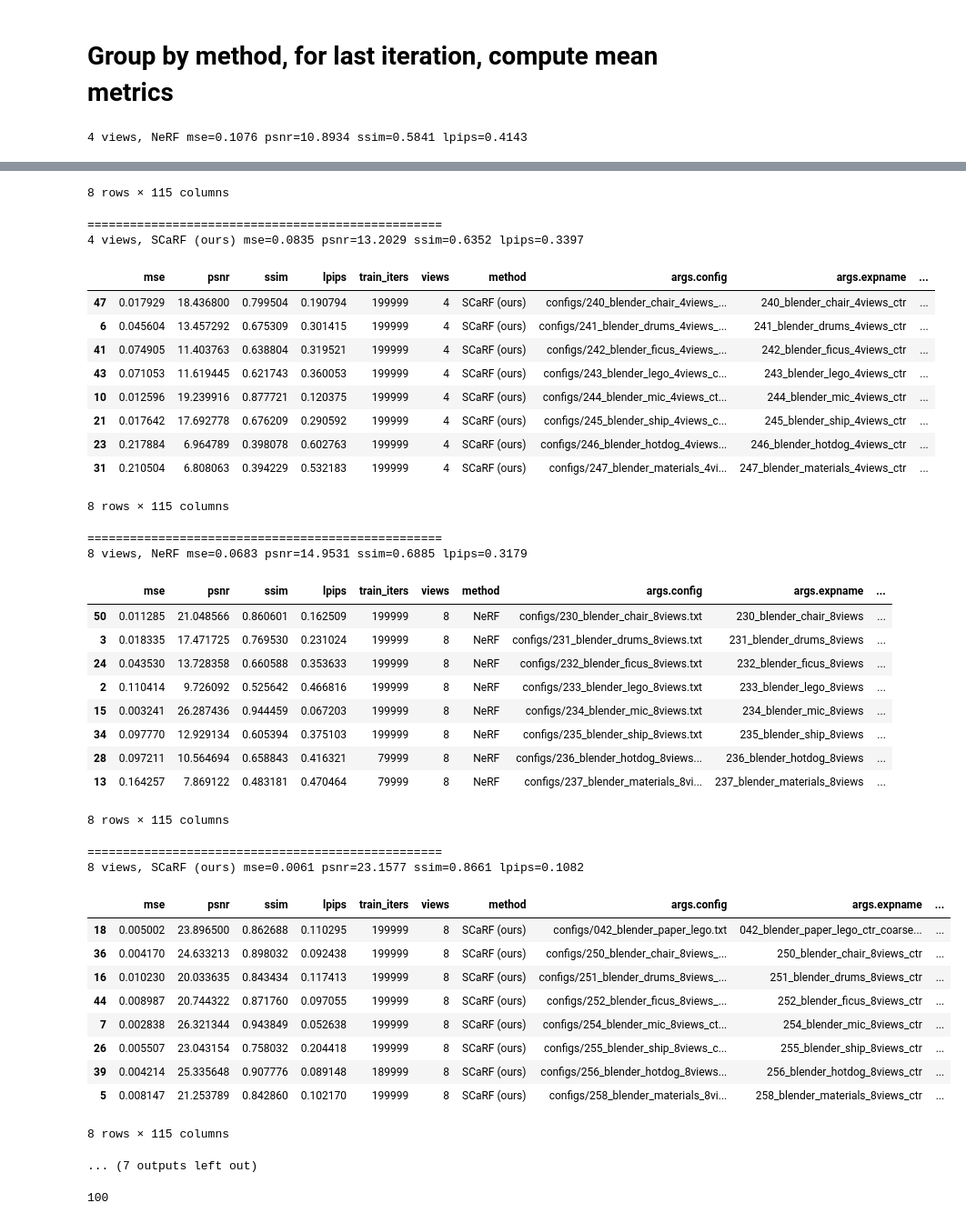
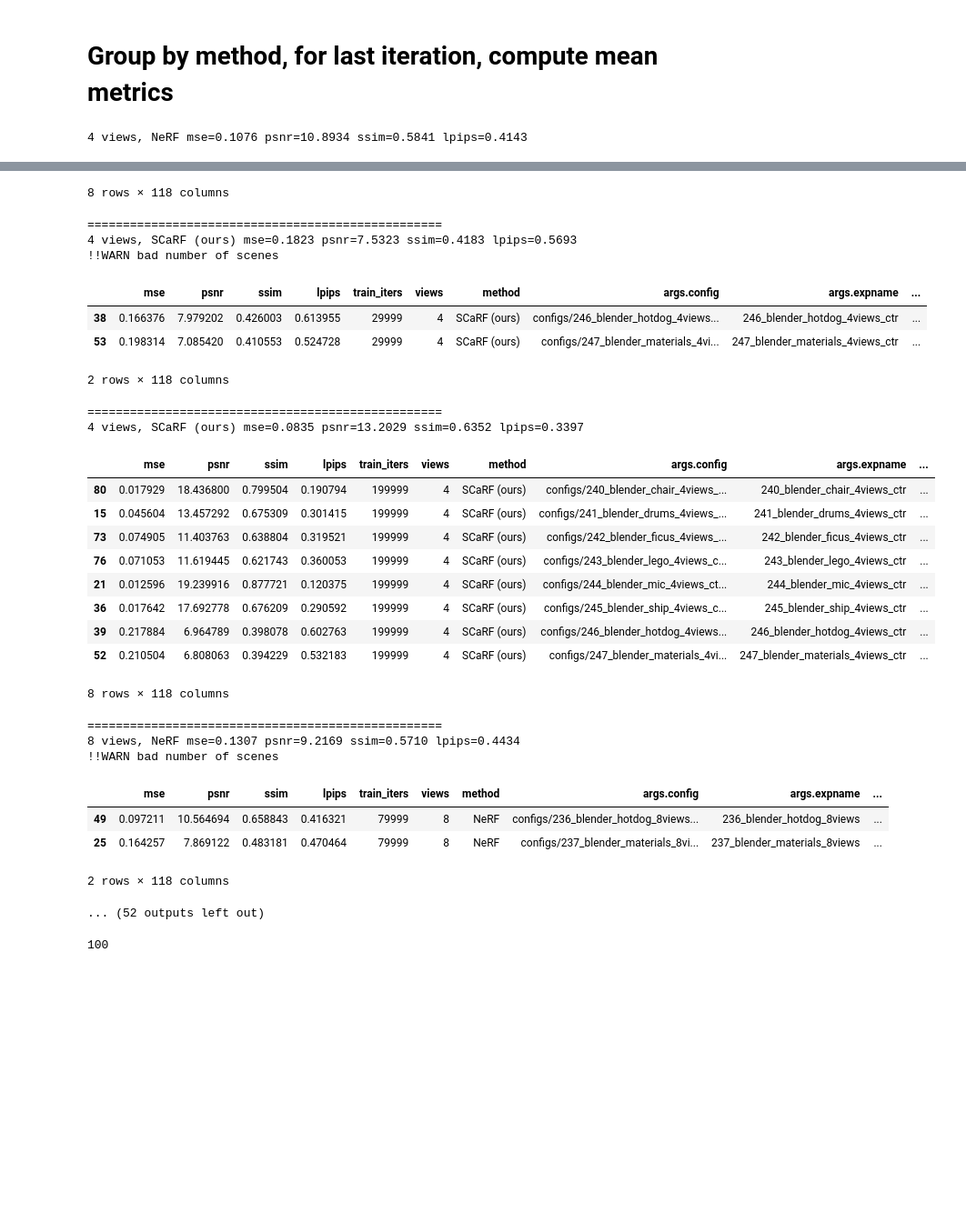
Before and after one commit to ajayjain/DietNeRF, a Jupyter notebook: nb/210309 Aggregate metrics.ipynb, the cells around one changed output, grey strips where cells are left out. Shown at 91% size. Drawn from its saved outputs; the diff is of its cells as text; code cells hidden in the pictures; blank space fills up the shorter version.

```diff
--- a/nb/210309 Aggregate metrics.ipynb
+++ b/nb/210309 Aggregate metrics.ipynb
@@ -57,3 +54,14 @@ config_blacklist = [
+# %%
+# config_blacklist = [
+#     'configs/257_blender_materials_8views_ctr.txt',
+# ]
+
+expname_blacklist = [
+    '257_blender_materials_8views_ctr',
+    '287_blender_materials_8views_ftctr258_150k',
+    '288_blender_hotdog_8views_ftctr256_150k',
+    '256_blender_hotdog_8views_ctr'  # use 256_blender_hotdog_8views_ctr_resume150k instead
+]
 # %%
 # Load metrics into a dataframe
 # print("Skipping", set(glob('logs/*/renderonly_test_*/test_metrics.json')) - set(glob('logs/*/renderonly_test_199999/test_metrics.json')))
@@ -76,6 +84,8 @@ for metrics_path in glob('logs/*/renderonly_test_*/test_metrics.json'):
             metrics_and_args['method'] = 'SCaRF (ours)'
         elif 'ftctr' in metrics_and_args['args']['expname']:
             metrics_and_args['method'] = 'SCaRF, finetuned (ours)'
+        elif any(simple_key in metrics_and_args['args']['expname'] for simple_key in ['simple', 'simplest', 'simpler', 'tune']):
+            metrics_and_args['method'] = 'Simplified NeRF'
         else:
             metrics_and_args['method'] = 'NeRF'
 
@@ -84,7 +94,7 @@ for metrics_path in glob('logs/*/renderonly_test_*/test_metrics.json'):
             metrics_and_args[f"args.{k}"] = v
         del metrics_and_args["args"]
 
-        if metrics_and_args['args.config'] in config_blacklist:
+        if metrics_and_args['args.expname'] in expname_blacklist:
             print('Skipping', metrics_and_args['args.config'], '(blacklist)')
             continue
 
@@ -208,12 +257,11 @@ for scene_key, scene_df in metrics_df_max_iters.groupby('args.datadir'):
 # Group by method, for last iteration, compute mean metrics
 # %%
 # Aggregate by method
-grouped_df = metrics_df_max_iters\
+grouped_df = metrics_df\
     .sort_values(['args.max_train_views', 'args.expname'])\
-    .groupby(['views', 'method'])
+    .groupby(['views', 'method', 'train_iters'])
 
 for k, v in grouped_df:
-#     print(k)
     mse = v['mse'].mean()
     psnr = v['psnr'].mean()
     ssim = v['ssim'].mean()
@@ -237,41 +285,31 @@ for k, v in grouped_df:
-8 rows × 115 columns
+8 rows × 118 columns
 ==================================================
-4 views, SCaRF (ours) mse=0.0835 psnr=13.2029 ssim=0.6352 lpips=0.3397
+4 views, SCaRF (ours) mse=0.1823 psnr=7.5323 ssim=0.4183 lpips=0.5693
+!!WARN bad number of scenes
 |  | mse | psnr | ssim | lpips | train_iters | views | method | args.config | args.expname | ... |
-| 47 | 0.017929 | 18.436800 | 0.799504 | 0.190794 | 199999 | 4 | SCaRF (ours) | configs/240_blender_chair_4views_... | 240_blender_chair_4views_ctr | ... |
-| 6 | 0.045604 | 13.457292 | 0.675309 | 0.301415 | 199999 | 4 | SCaRF (ours) | configs/241_blender_drums_4views_... | 241_blender_drums_4views_ctr | ... |
-| 41 | 0.074905 | 11.403763 | 0.638804 | 0.319521 | 199999 | 4 | SCaRF (ours) | configs/242_blender_ficus_4views_... | 242_blender_ficus_4views_ctr | ... |
-| 43 | 0.071053 | 11.619445 | 0.621743 | 0.360053 | 199999 | 4 | SCaRF (ours) | configs/243_blender_lego_4views_c... | 243_blender_lego_4views_ctr | ... |
-| 10 | 0.012596 | 19.239916 | 0.877721 | 0.120375 | 199999 | 4 | SCaRF (ours) | configs/244_blender_mic_4views_ct... | 244_blender_mic_4views_ctr | ... |
-| 21 | 0.017642 | 17.692778 | 0.676209 | 0.290592 | 199999 | 4 | SCaRF (ours) | configs/245_blender_ship_4views_c... | 245_blender_ship_4views_ctr | ... |
-| 23 | 0.217884 | 6.964789 | 0.398078 | 0.602763 | 199999 | 4 | SCaRF (ours) | configs/246_blender_hotdog_4views... | 246_blender_hotdog_4views_ctr | ... |
-| 31 | 0.210504 | 6.808063 | 0.394229 | 0.532183 | 199999 | 4 | SCaRF (ours) | configs/247_blender_materials_4vi... | 247_blender_materials_4views_ctr | ... |
+| 38 | 0.166376 | 7.979202 | 0.426003 | 0.613955 | 29999 | 4 | SCaRF (ours) | configs/246_blender_hotdog_4views... | 246_blender_hotdog_4views_ctr | ... |
+| 53 | 0.198314 | 7.085420 | 0.410553 | 0.524728 | 29999 | 4 | SCaRF (ours) | configs/247_blender_materials_4vi... | 247_blender_materials_4views_ctr | ... |
-8 rows × 115 columns
+2 rows × 118 columns
 ==================================================
-8 views, NeRF mse=0.0683 psnr=14.9531 ssim=0.6885 lpips=0.3179
+4 views, SCaRF (ours) mse=0.0835 psnr=13.2029 ssim=0.6352 lpips=0.3397
 |  | mse | psnr | ssim | lpips | train_iters | views | method | args.config | args.expname | ... |
-| 50 | 0.011285 | 21.048566 | 0.860601 | 0.162509 | 199999 | 8 | NeRF | configs/230_blender_chair_8views.txt | 230_blender_chair_8views | ... |
-| 3 | 0.018335 | 17.471725 | 0.769530 | 0.231024 | 199999 | 8 | NeRF | configs/231_blender_drums_8views.txt | 231_blender_drums_8views | ... |
-| 24 | 0.043530 | 13.728358 | 0.660588 | 0.353633 | 199999 | 8 | NeRF | configs/232_blender_ficus_8views.txt | 232_blender_ficus_8views | ... |
-| 2 | 0.110414 | 9.726092 | 0.525642 | 0.466816 | 199999 | 8 | NeRF | configs/233_blender_lego_8views.txt | 233_blender_lego_8views | ... |
-| 15 | 0.003241 | 26.287436 | 0.944459 | 0.067203 | 199999 | 8 | NeRF | configs/234_blender_mic_8views.txt | 234_blender_mic_8views | ... |
-| 34 | 0.097770 | 12.929134 | 0.605394 | 0.375103 | 199999 | 8 | NeRF | configs/235_blender_ship_8views.txt | 235_blender_ship_8views | ... |
-| 28 | 0.097211 | 10.564694 | 0.658843 | 0.416321 | 79999 | 8 | NeRF | configs/236_blender_hotdog_8views... | 236_blender_hotdog_8views | ... |
-| 13 | 0.164257 | 7.869122 | 0.483181 | 0.470464 | 79999 | 8 | NeRF | configs/237_blender_materials_8vi... | 237_blender_materials_8views | ... |
+| 80 | 0.017929 | 18.436800 | 0.799504 | 0.190794 | 199999 | 4 | SCaRF (ours) | configs/240_blender_chair_4views_... | 240_blender_chair_4views_ctr | ... |
+| 15 | 0.045604 | 13.457292 | 0.675309 | 0.301415 | 199999 | 4 | SCaRF (ours) | configs/241_blender_drums_4views_... | 241_blender_drums_4views_ctr | ... |
+| 73 | 0.074905 | 11.403763 | 0.638804 | 0.319521 | 199999 | 4 | SCaRF (ours) | configs/242_blender_ficus_4views_... | 242_blender_ficus_4views_ctr | ... |
+| 76 | 0.071053 | 11.619445 | 0.621743 | 0.360053 | 199999 | 4 | SCaRF (ours) | configs/243_blender_lego_4views_c... | 243_blender_lego_4views_ctr | ... |
+| 21 | 0.012596 | 19.239916 | 0.877721 | 0.120375 | 199999 | 4 | SCaRF (ours) | configs/244_blender_mic_4views_ct... | 244_blender_mic_4views_ctr | ... |
+| 36 | 0.017642 | 17.692778 | 0.676209 | 0.290592 | 199999 | 4 | SCaRF (ours) | configs/245_blender_ship_4views_c... | 245_blender_ship_4views_ctr | ... |
+| 39 | 0.217884 | 6.964789 | 0.398078 | 0.602763 | 199999 | 4 | SCaRF (ours) | configs/246_blender_hotdog_4views... | 246_blender_hotdog_4views_ctr | ... |
+| 52 | 0.210504 | 6.808063 | 0.394229 | 0.532183 | 199999 | 4 | SCaRF (ours) | configs/247_blender_materials_4vi... | 247_blender_materials_4views_ctr | ... |
-8 rows × 115 columns
+8 rows × 118 columns
 ==================================================
-8 views, SCaRF (ours) mse=0.0061 psnr=23.1577 ssim=0.8661 lpips=0.1082
+8 views, NeRF mse=0.1307 psnr=9.2169 ssim=0.5710 lpips=0.4434
+!!WARN bad number of scenes
 |  | mse | psnr | ssim | lpips | train_iters | views | method | args.config | args.expname | ... |
-| 18 | 0.005002 | 23.896500 | 0.862688 | 0.110295 | 199999 | 8 | SCaRF (ours) | configs/042_blender_paper_lego.txt | 042_blender_paper_lego_ctr_coarse... | ... |
-| 36 | 0.004170 | 24.633213 | 0.898032 | 0.092438 | 199999 | 8 | SCaRF (ours) | configs/250_blender_chair_8views_... | 250_blender_chair_8views_ctr | ... |
-| 16 | 0.010230 | 20.033635 | 0.843434 | 0.117413 | 199999 | 8 | SCaRF (ours) | configs/251_blender_drums_8views_... | 251_blender_drums_8views_ctr | ... |
-| 44 | 0.008987 | 20.744322 | 0.871760 | 0.097055 | 199999 | 8 | SCaRF (ours) | configs/252_blender_ficus_8views_... | 252_blender_ficus_8views_ctr | ... |
-| 7 | 0.002838 | 26.321344 | 0.943849 | 0.052638 | 199999 | 8 | SCaRF (ours) | configs/254_blender_mic_8views_ct... | 254_blender_mic_8views_ctr | ... |
-| 26 | 0.005507 | 23.043154 | 0.758032 | 0.204418 | 199999 | 8 | SCaRF (ours) | configs/255_blender_ship_8views_c... | 255_blender_ship_8views_ctr | ... |
-| 39 | 0.004214 | 25.335648 | 0.907776 | 0.089148 | 189999 | 8 | SCaRF (ours) | configs/256_blender_hotdog_8views... | 256_blender_hotdog_8views_ctr | ... |
-| 5 | 0.008147 | 21.253789 | 0.842860 | 0.102170 | 199999 | 8 | SCaRF (ours) | configs/258_blender_materials_8vi... | 258_blender_materials_8views_ctr | ... |
+| 49 | 0.097211 | 10.564694 | 0.658843 | 0.416321 | 79999 | 8 | NeRF | configs/236_blender_hotdog_8views... | 236_blender_hotdog_8views | ... |
+| 25 | 0.164257 | 7.869122 | 0.483181 | 0.470464 | 79999 | 8 | NeRF | configs/237_blender_materials_8vi... | 237_blender_materials_8views | ... |
-8 rows × 115 columns
+2 rows × 118 columns
-... (7 outputs left out)
+... (52 outputs left out)
 # %%
 !ls /data/ajay/clip/nerf/nerf-pytorch/data/nerf_synthetic/chair/train -1 | wc -l
 # %% [output]
```
Also changed, not shown: parts of 7 cells of this notebook, 11 other files.
